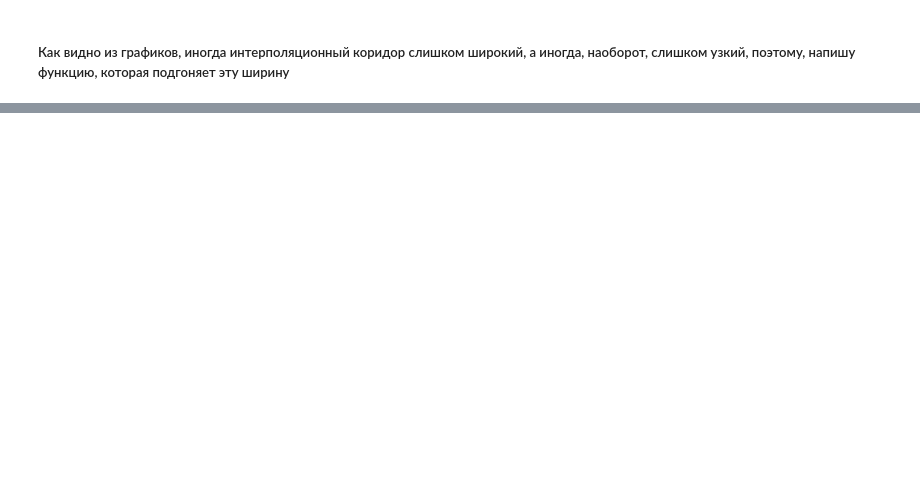
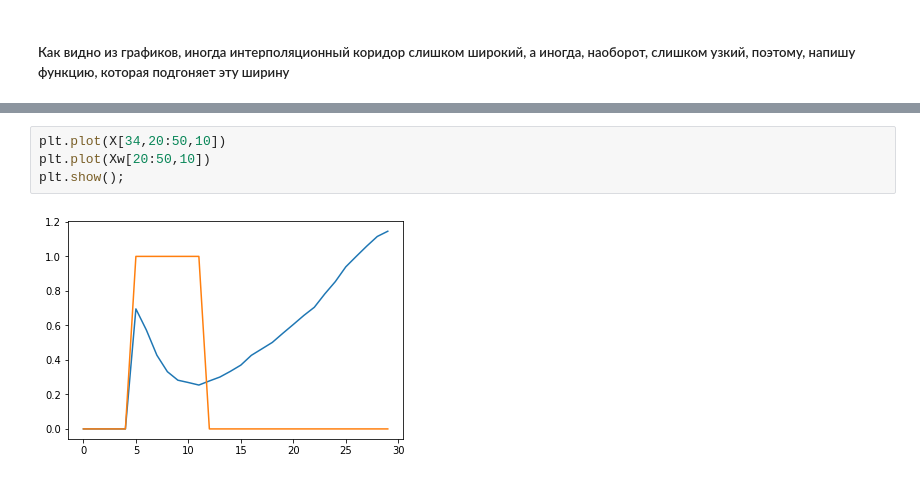
Before and after one commit to 89605502155/ML-repositry, a Jupyter notebook: new_interpolation.ipynb, the cells around one changed output, grey strips where cells are left out. Drawn from its saved outputs; the diff is of its cells as text; blank space fills up the shorter version.

```diff
--- a/new_interpolation.ipynb
+++ b/new_interpolation.ipynb
@@ -91,0 +124,6 @@ def function_1 ()
+# %%
+plt.plot(X[34,20:50,10])
+plt.plot(Xw[20:50,10])
+plt.show();
+# %% [output]
+[figure, added]
```
Also changed, not shown: parts of 7 cells of this notebook.
